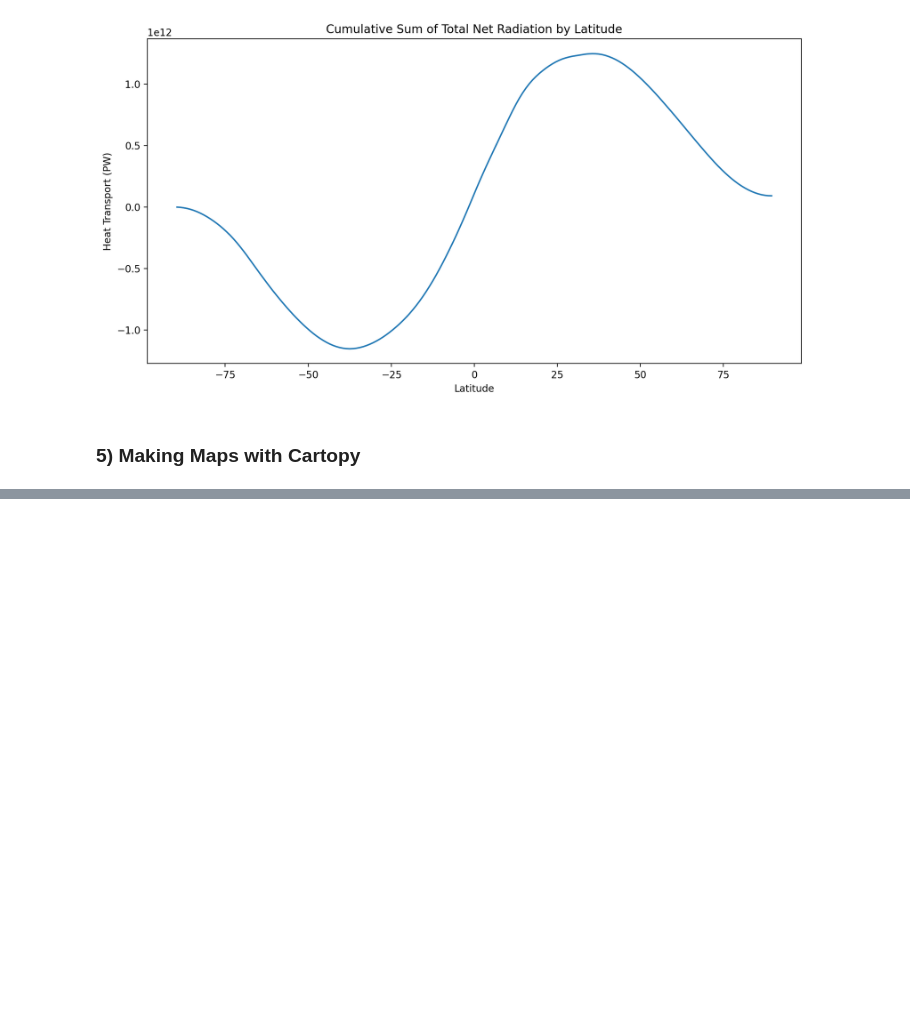
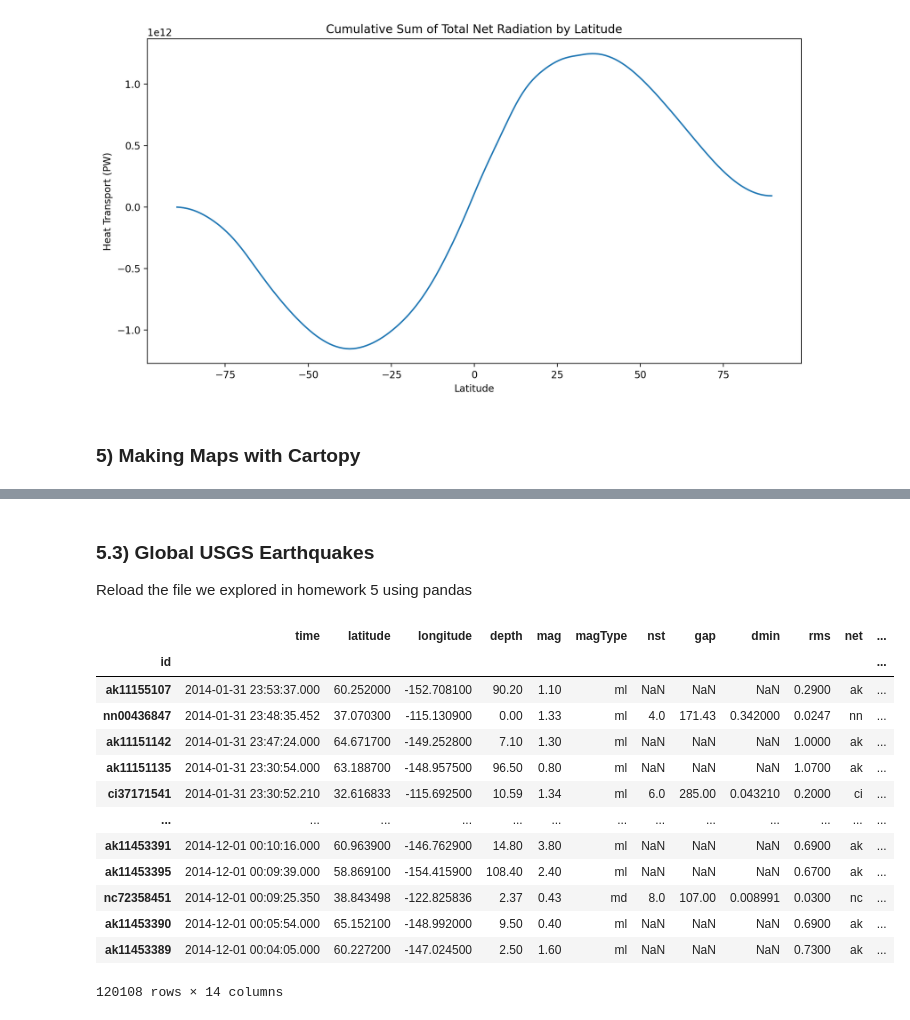
Before and after one commit to hiXiaoMa/assignments, a Jupyter notebook: assignment_10.ipynb, the cells around one changed output, grey strips where cells are left out. Cells and saved outputs as stored; diff of their text form; code cells hidden in the pictures; blank space fills up the shorter version.

```diff
--- a/assignment_10.ipynb
+++ b/assignment_10.ipynb
@@ -301,0 +441,3 @@ Text(0, 0.5, 'Heat Transport (PW)')
+# %% [markdown]
+### 5.3) Global USGS Earthquakes
+Reload the file we explored in homework 5 using pandas
@@ -301,0 +449,17 @@ Text(0, 0.5, 'Heat Transport (PW)')
+# %%
+df_e
+# %% [output]
+|  | time | latitude | longitude | depth | mag | magType | nst | gap | dmin | rms | net | ... |
+| id |  |  |  |  |  |  |  |  |  |  |  | ... |
+| ak11155107 | 2014-01-31 23:53:37.000 | 60.252000 | -152.708100 | 90.20 | 1.10 | ml | NaN | NaN | NaN | 0.2900 | ak | ... |
+| nn00436847 | 2014-01-31 23:48:35.452 | 37.070300 | -115.130900 | 0.00 | 1.33 | ml | 4.0 | 171.43 | 0.342000 | 0.0247 | nn | ... |
+| ak11151142 | 2014-01-31 23:47:24.000 | 64.671700 | -149.252800 | 7.10 | 1.30 | ml | NaN | NaN | NaN | 1.0000 | ak | ... |
+| ak11151135 | 2014-01-31 23:30:54.000 | 63.188700 | -148.957500 | 96.50 | 0.80 | ml | NaN | NaN | NaN | 1.0700 | ak | ... |
+| ci37171541 | 2014-01-31 23:30:52.210 | 32.616833 | -115.692500 | 10.59 | 1.34 | ml | 6.0 | 285.00 | 0.043210 | 0.2000 | ci | ... |
+| ... | ... | ... | ... | ... | ... | ... | ... | ... | ... | ... | ... | ... |
+| ak11453391 | 2014-12-01 00:10:16.000 | 60.963900 | -146.762900 | 14.80 | 3.80 | ml | NaN | NaN | NaN | 0.6900 | ak | ... |
+| ak11453395 | 2014-12-01 00:09:39.000 | 58.869100 | -154.415900 | 108.40 | 2.40 | ml | NaN | NaN | NaN | 0.6700 | ak | ... |
+| nc72358451 | 2014-12-01 00:09:25.350 | 38.843498 | -122.825836 | 2.37 | 0.43 | md | 8.0 | 107.00 | 0.008991 | 0.0300 | nc | ... |
+| ak11453390 | 2014-12-01 00:05:54.000 | 65.152100 | -148.992000 | 9.50 | 0.40 | ml | NaN | NaN | NaN | 0.6900 | ak | ... |
+| ak11453389 | 2014-12-01 00:04:05.000 | 60.227200 | -147.024500 | 2.50 | 1.60 | ml | NaN | NaN | NaN | 0.7300 | ak | ... |
+120108 rows × 14 columns
```
Also changed, not shown: parts of 24 cells of this notebook.
